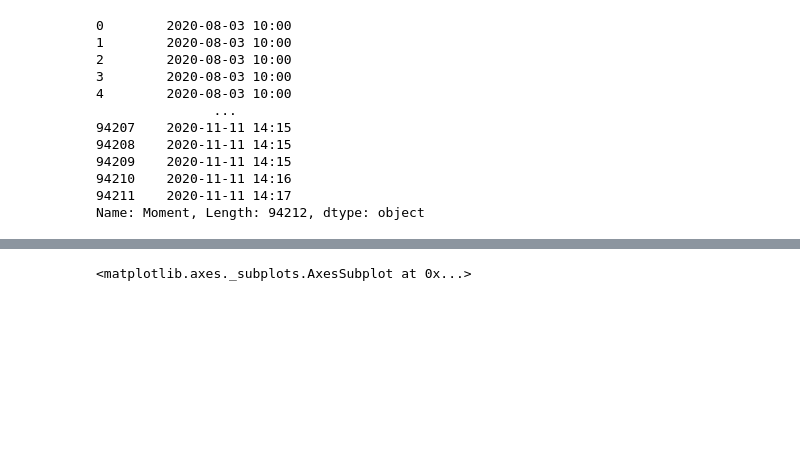
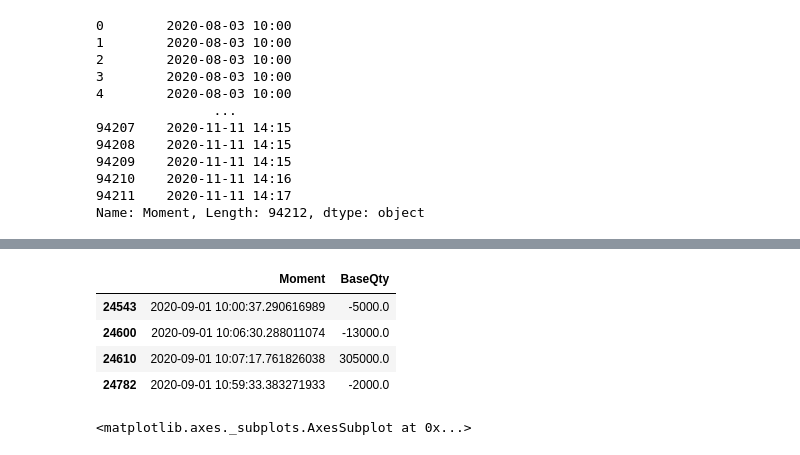
Before and after one commit to zebrabug/abides, a Jupyter notebook: orders_classifier.ipynb, the cells around one changed output, grey strips where cells are left out. Cells and saved outputs as stored; diff of their text form; code cells hidden in the pictures; blank space fills up the shorter version.

```diff
--- a/orders_classifier.ipynb
+++ b/orders_classifier.ipynb
@@ -188 +205,9 @@ dates = list(pd.to_datetime(prep_deals.loc[(prep_deals.Month == 9) & (prep_deals
+# %%
+morning_rejects[morning_rejects['Moment'].dt.strftime('%Y-%m-%d') == '2020-09-01'][['Moment', 'BaseQty']]
+# %% [output]
+|  | Moment | BaseQty |
+| 24543 | 2020-09-01 10:00:37.290616989 | -5000.0 |
+| 24600 | 2020-09-01 10:06:30.288011074 | -13000.0 |
+| 24610 | 2020-09-01 10:07:17.761826038 | 305000.0 |
+| 24782 | 2020-09-01 10:59:33.383271933 | -2000.0 |
 # %%
```
Also changed, not shown: parts of 4 cells of this notebook, 6 other files.
